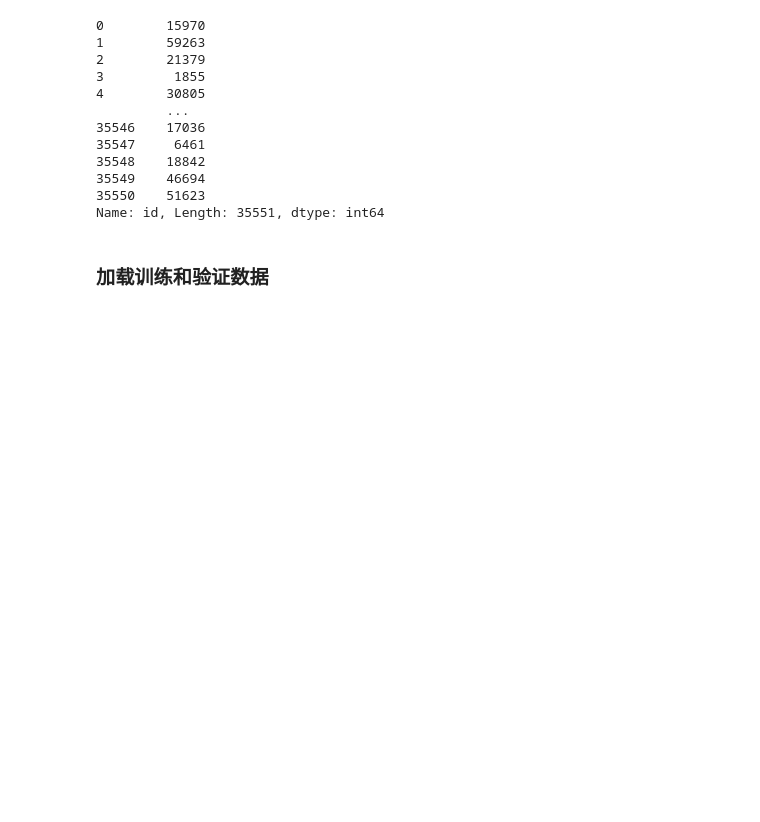
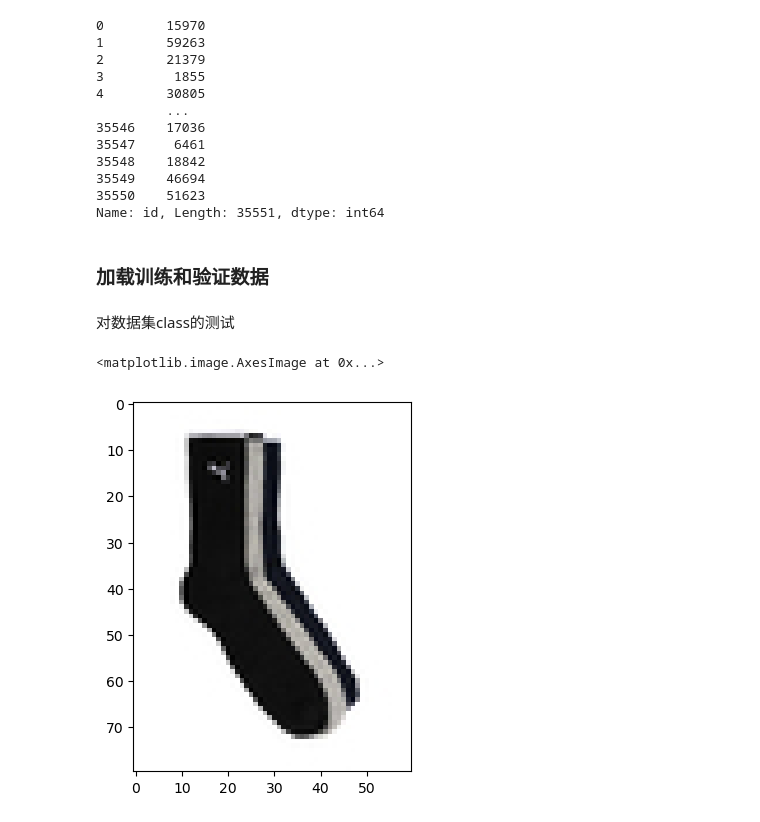
Before and after one commit to matatazzy/deeplearning, a Jupyter notebook: Untitled.ipynb, the cells around one changed output. Saved outputs shown, nothing was run; the diff lists cells and outputs as text; code cells hidden in the pictures; blank space fills up the shorter version.

```diff
--- a/Untitled.ipynb
+++ b/Untitled.ipynb
@@ -135,23 +135,47 @@ Name: id, Length: 35551, dtype: int64
 class TrainDataset(Dataset):
     def __init__(self,df,transform=None):
         self.df = df
-        self.file_names = df['id'].values
-        self.labels = df[CFG.target_col].values
+        self.file_names = df['id'].values # 获取图片文件名
+        self.labels = df[CFG.target_col].values # 获取训练集图片target值
         self.transform = transform
 
     def __len__(self):
         return len(self.df)
 
     # 读取图片
-    def __getitem__(self,idx): # 这里的idx如何读取呢？
+    def __getitem__(self,idx): # 这里的idx如何读取呢？---通过 [num] 正常传入序号
         self.file_path = f'./Data/BoolArt/train_image/{self.file_names[idx]}.jpg' # 读取图片地址
         image = np.narray(Image.open(self.file_path).convert("RGB"))
         if self.transform:
             image = self.transform(image=image)['image']
         else:
             image = cv2.resize(image,(CFG.size_h,CFG.size_w)) # 和原码不一样
-            image = image[np.newaxis,:,:]
-            image = torch.form_numpy(image).float()
+            image = image[np.newaxis,:,:] # 添加一个新的轴
+            image = torch.from_numpy(image).float() #  ndarray -> pytorch
+
+        label = torch.tensor(self.labels[idx]).long()
+
+        return image/255, label
+
+
+# ====================================================
+# Transforms 定义数据增强
+# ====================================================
+def get_transforms(*,data):
+    if data == 'train':
+        return A.Compose([
+            A.Resize(CFG.size_w,CFG.size_h),
+            A.HorizontalFlip(p=0.5),
+        ])
+# %% [markdown]
+ 对数据集class的测试
 # %%
 traindataset = TrainDataset(train)
+file_names = train['id'].values
+file_path = f'./Data/BoolArt/train_image/{file_names[5]}.jpg'
+image = np.array(Image.open(file_path).convert("RGB"))
+plt.imshow(image)
+# %% [output]
+<matplotlib.image.AxesImage at 0x...>
+[figure, added]
 # %%
```
Also changed, not shown: parts of 2 cells of this notebook, 1 other file.
